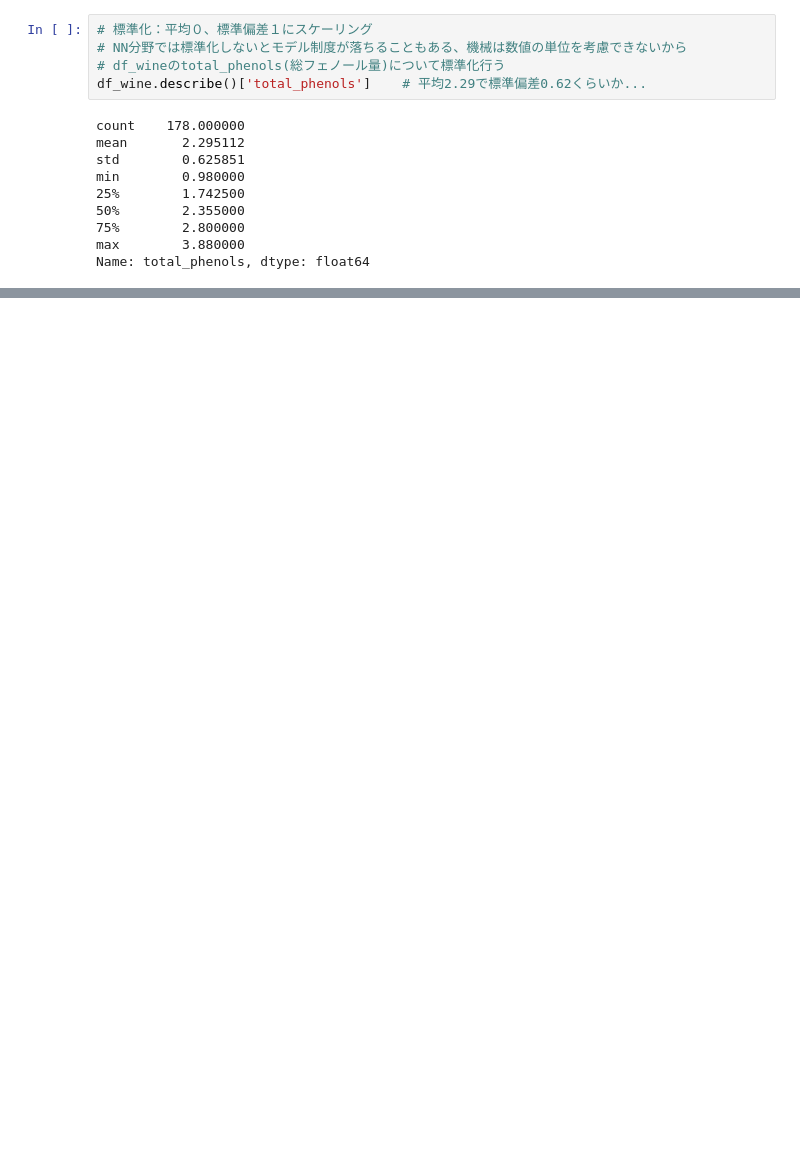
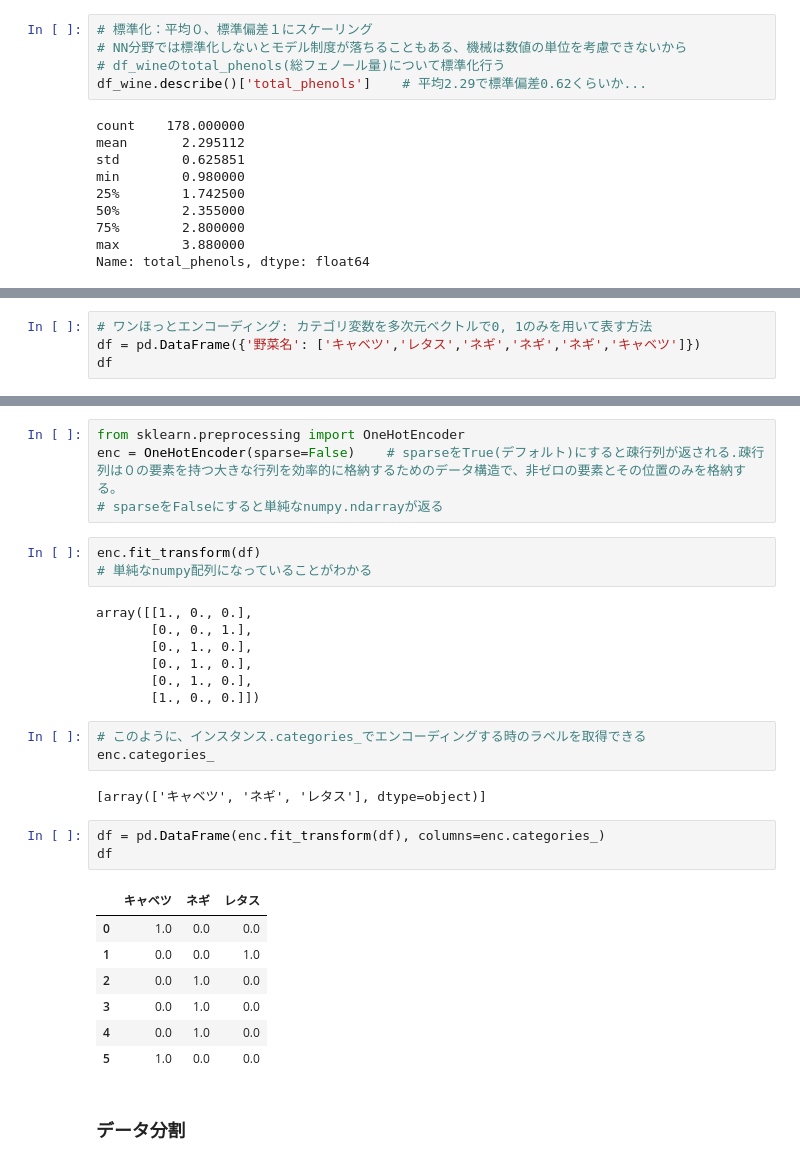
Before and after one commit to akiyoshi777/data_analysis, a Jupyter notebook: sklearn.ipynb, the cells around one changed output, grey strips where cells are left out. Cells and saved outputs as stored; diff of their text form; blank space fills up the shorter version.

```diff
--- a/sklearn.ipynb
+++ b/sklearn.ipynb
@@ -142,0 +276,4 @@ Name: total_phenols, dtype: float64
+# %%
+# ワンほっとエンコーディング: カテゴリ変数を多次元ベクトルで0, 1のみを用いて表す方法
+df = pd.DataFrame({'野菜名': ['キャベツ','レタス','ネギ','ネギ','ネギ','キャベツ']})
+df
@@ -142,0 +288,32 @@ Name: total_phenols, dtype: float64
+# %%
+from sklearn.preprocessing import OneHotEncoder
+enc = OneHotEncoder(sparse=False)    # sparseをTrue(デフォルト)にすると疎行列が返される.疎行列は０の要素を持つ大きな行列を効率的に格納するためのデータ構造で、非ゼロの要素とその位置のみを格納する。
+# sparseをFalseにすると単純なnumpy.ndarrayが返る
+# %%
+enc.fit_transform(df)
+# 単純なnumpy配列になっていることがわかる
+# %% [output]
+array([[1., 0., 0.],
+       [0., 0., 1.],
+       [0., 1., 0.],
+       [0., 1., 0.],
+       [0., 1., 0.],
+       [1., 0., 0.]])
+# %%
+# このように、インスタンス.categories_でエンコーディングする時のラベルを取得できる
+enc.categories_
+# %% [output]
+[array(['キャベツ', 'ネギ', 'レタス'], dtype=object)]
+# %%
+df = pd.DataFrame(enc.fit_transform(df), columns=enc.categories_)
+df
+# %% [output]
+|  | キャベツ | ネギ | レタス |
+| 0 | 1.0 | 0.0 | 0.0 |
+| 1 | 0.0 | 0.0 | 1.0 |
+| 2 | 0.0 | 1.0 | 0.0 |
+| 3 | 0.0 | 1.0 | 0.0 |
+| 4 | 0.0 | 1.0 | 0.0 |
+| 5 | 1.0 | 0.0 | 0.0 |
+# %% [markdown]
+### データ分割
```
Also changed, not shown: parts of 22 cells of this notebook.
